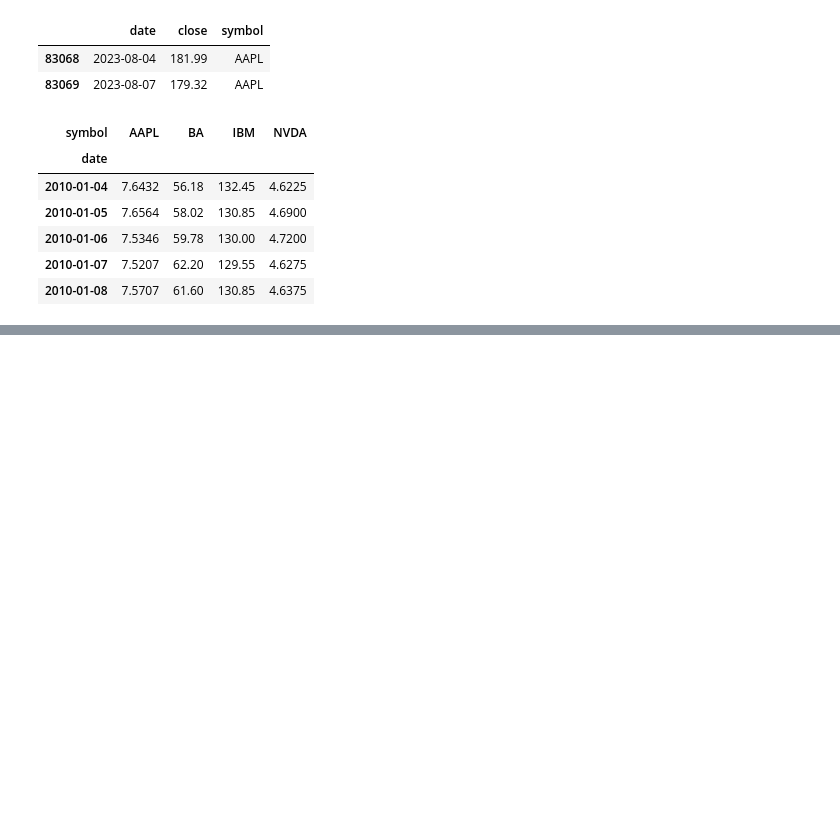
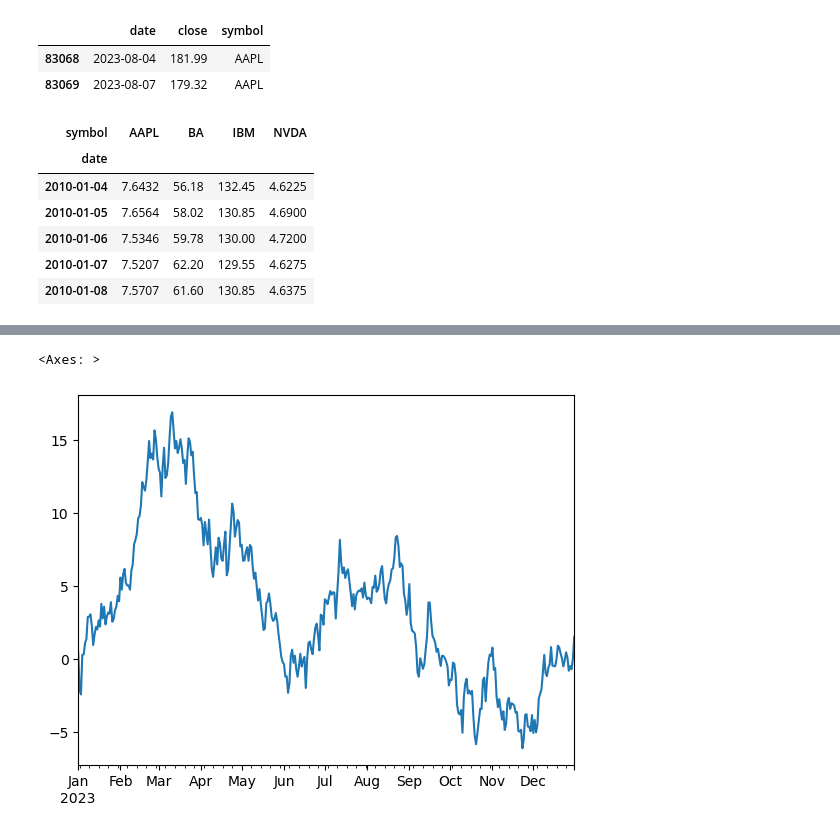
Before and after one commit to Faliell/Pandas_Classes, a Jupyter notebook: aula21-visualization.ipynb, the cells around one changed output, grey strips where cells are left out. Cells and saved outputs as stored; diff of their text form; code cells hidden in the pictures; blank space fills up the shorter version.

Commit message:
visualization

```diff
--- a/aula21-visualization.ipynb
+++ b/aula21-visualization.ipynb
@@ -33,3 +33,7 @@ stocks.head()
 | 2010-01-06 | 7.5346 | 59.78 | 130.00 | 4.7200 |
 | 2010-01-07 | 7.5207 | 62.20 | 129.55 | 4.6275 |
 | 2010-01-08 | 7.5707 | 61.60 | 130.85 | 4.6375 |
+# %%
+ts = pd.Series(np.random.randn(365), index=pd.date_range("1/1/2023", periods=365, freq="D"))
+ts = ts.cumsum()
+ts
@@ -35,0 +53,6 @@ stocks.head()
+# %%
+# o index vai ser a linha horizontal
+ts.plot()
+# %% [output]
+<Axes: >
+[figure, added]
```
Also changed, not shown: parts of 10 cells of this notebook, 1 other file.
